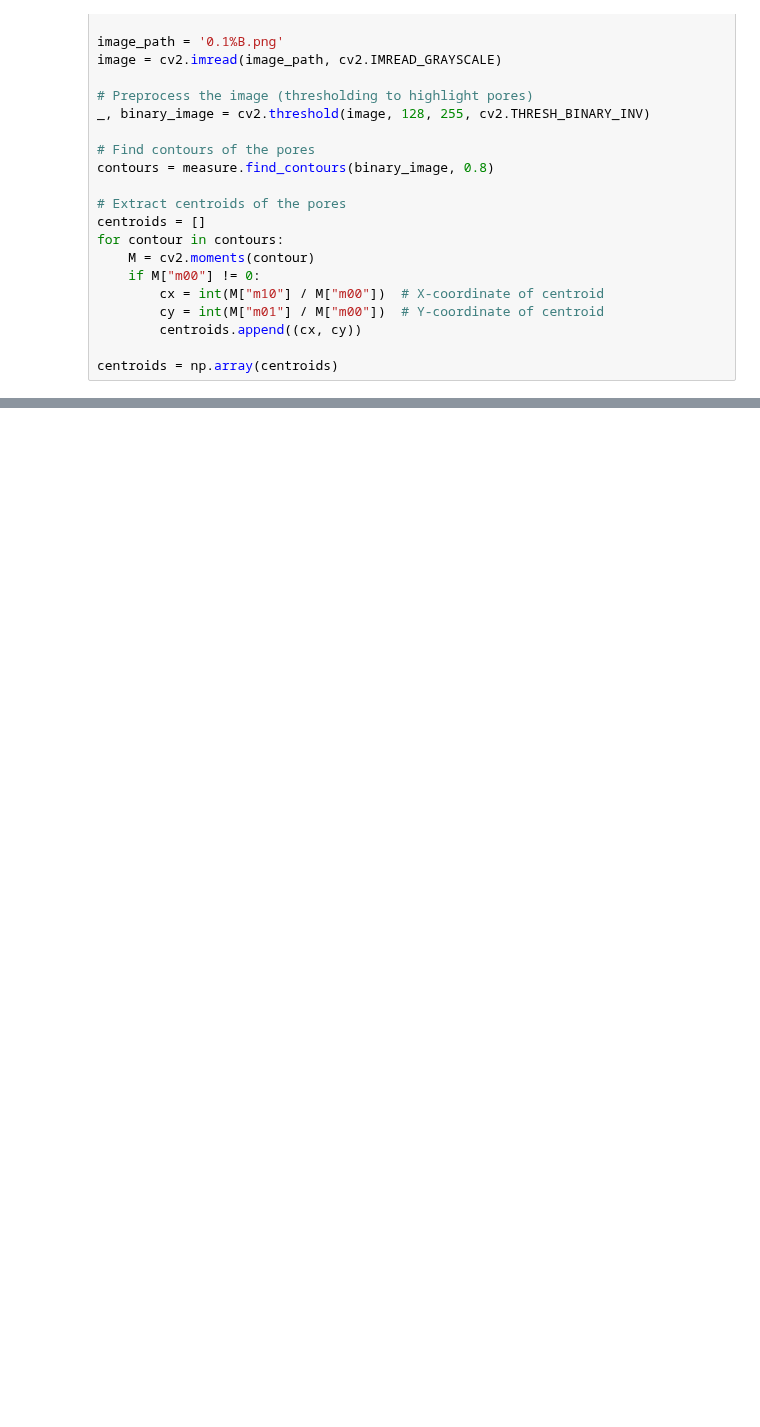
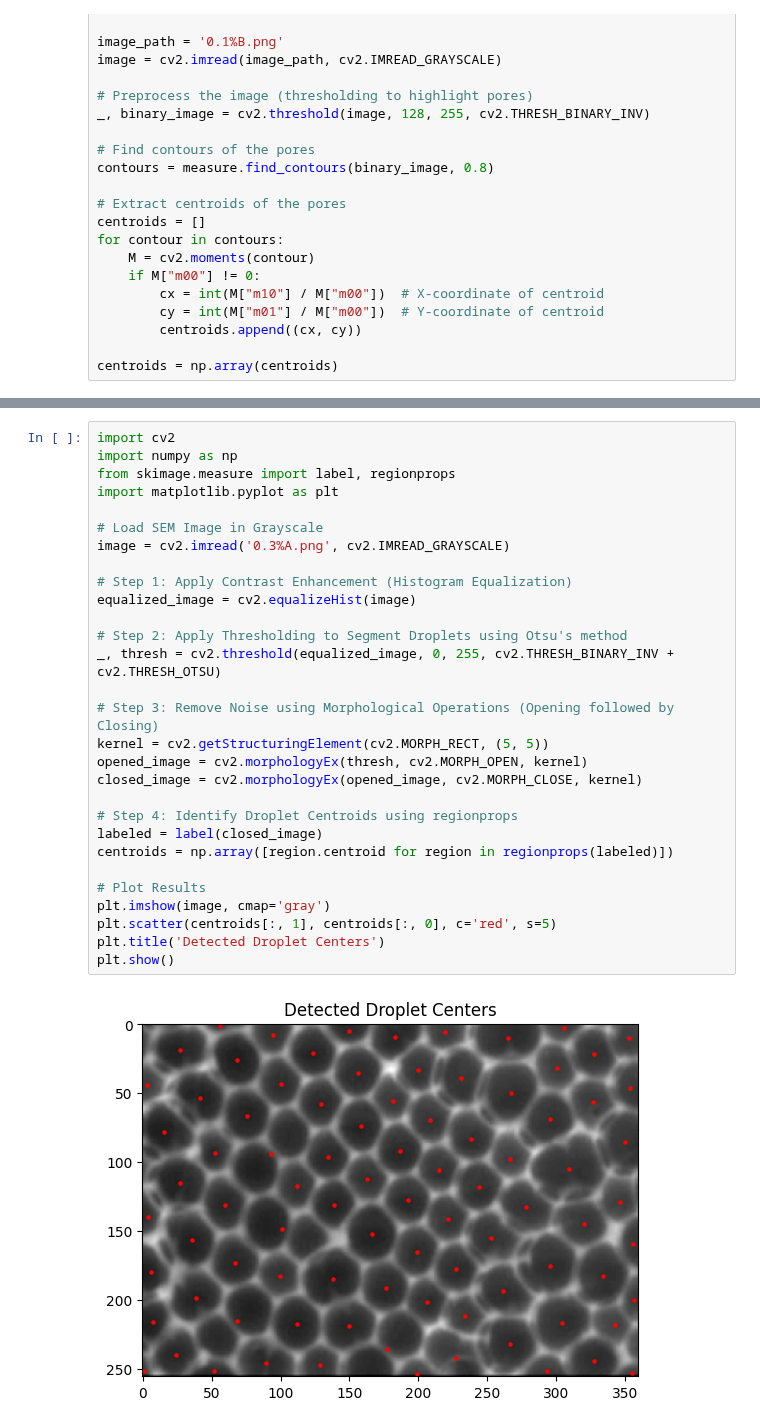
Before and after one commit to lemontang3/Python_Physics, a Jupyter notebook: Voronoi_Analysis.ipynb, the cells around one changed output, grey strips where cells are left out. Saved outputs shown, nothing was run; the diff lists cells and outputs as text; blank space fills up the shorter version.

```diff
--- a/Voronoi_Analysis.ipynb
+++ b/Voronoi_Analysis.ipynb
@@ -28,0 +101,31 @@ centroids = np.array(centroids)
+# %%
+import cv2
+import numpy as np
+from skimage.measure import label, regionprops
+import matplotlib.pyplot as plt
+
+# Load SEM Image in Grayscale
+image = cv2.imread('0.3%A.png', cv2.IMREAD_GRAYSCALE)
+
+# Step 1: Apply Contrast Enhancement (Histogram Equalization)
+equalized_image = cv2.equalizeHist(image)
+
+# Step 2: Apply Thresholding to Segment Droplets using Otsu's method
+_, thresh = cv2.threshold(equalized_image, 0, 255, cv2.THRESH_BINARY_INV + cv2.THRESH_OTSU)
+
+# Step 3: Remove Noise using Morphological Operations (Opening followed by Closing)
+kernel = cv2.getStructuringElement(cv2.MORPH_RECT, (5, 5))
+opened_image = cv2.morphologyEx(thresh, cv2.MORPH_OPEN, kernel)
+closed_image = cv2.morphologyEx(opened_image, cv2.MORPH_CLOSE, kernel)
+
+# Step 4: Identify Droplet Centroids using regionprops
+labeled = label(closed_image)
+centroids = np.array([region.centroid for region in regionprops(labeled)])
+
+# Plot Results
+plt.imshow(image, cmap='gray')
+plt.scatter(centroids[:, 1], centroids[:, 0], c='red', s=5)
+plt.title('Detected Droplet Centers')
+plt.show()
+# %% [output]
+[figure, added]
```
Also changed, not shown: parts of 9 cells of this notebook, 2 other files.
